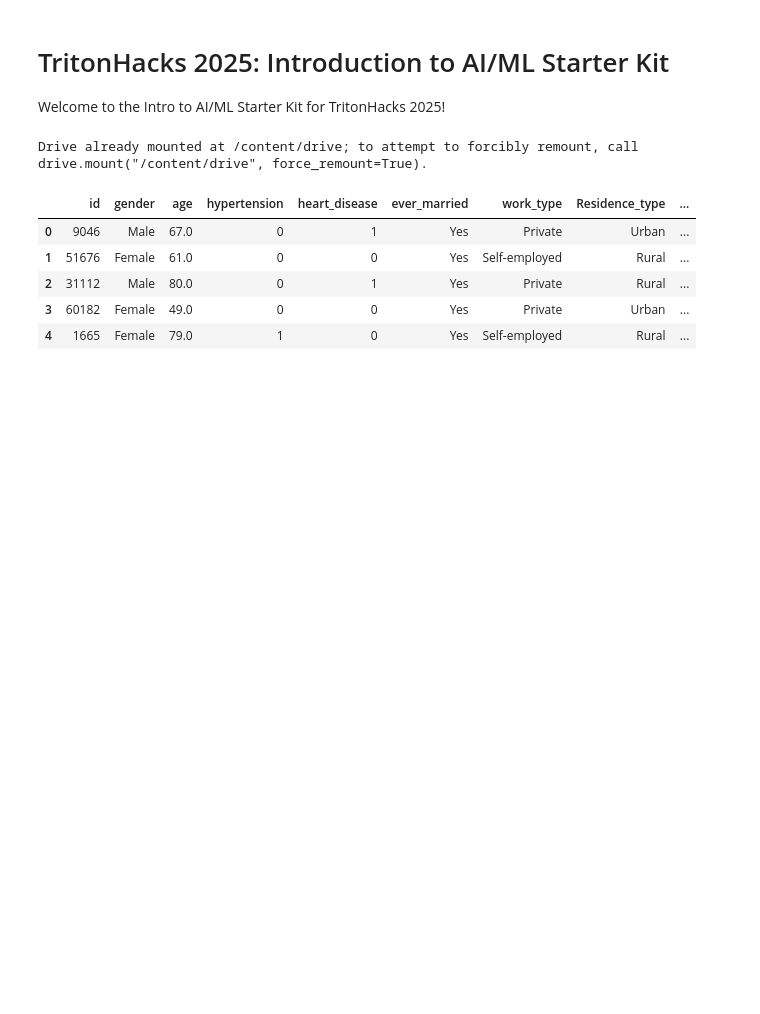
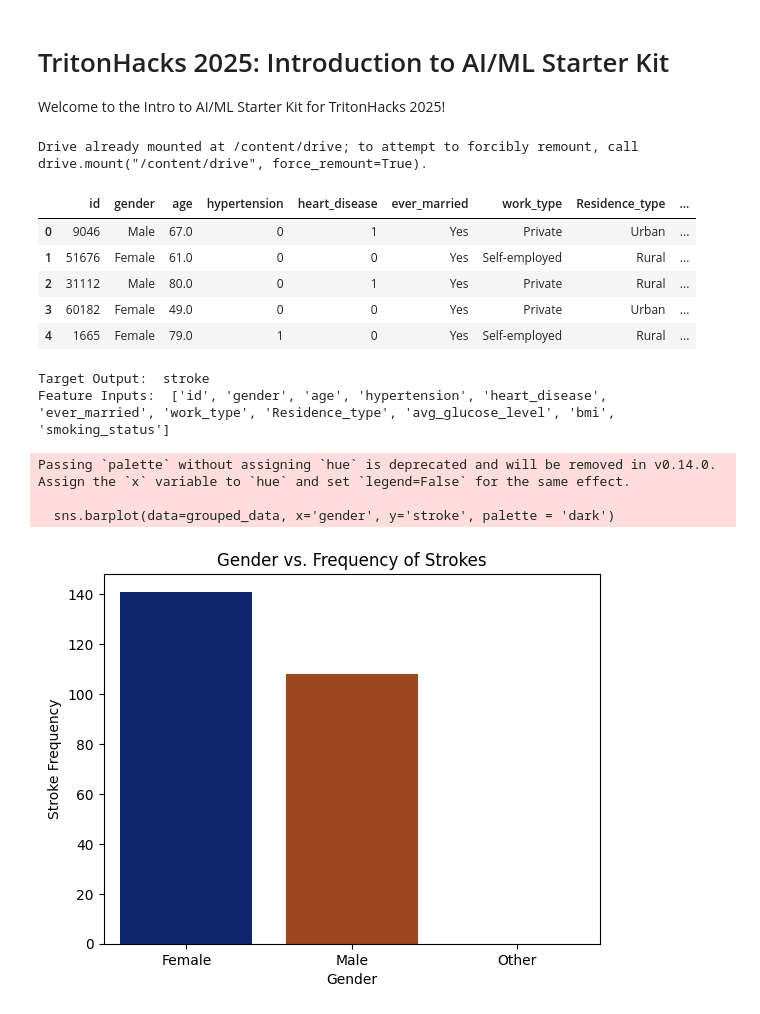
Before and after one commit to nick01as/AI-ML-starter-kit, a Jupyter notebook: eda.ipynb, the cells around one changed output. Saved outputs shown, nothing was run; the diff lists cells and outputs as text; code cells hidden in the pictures; blank space fills up the shorter version.

Commit message:
This includes: 1.) Description of input features & target output, 2.) Boxplot & Bar Graph, 3.) One-hot encoding

```diff
--- a/eda.ipynb
+++ b/eda.ipynb
@@ -29,3 +29,28 @@ Drive already mounted at /content/drive; to attempt to forcibly remount, call dr
 | 2 | 31112 | Male | 80.0 | 0 | 1 | Yes | Private | Rural | ... |
 | 3 | 60182 | Female | 49.0 | 0 | 0 | Yes | Private | Urban | ... |
 | 4 | 1665 | Female | 79.0 | 1 | 0 | Yes | Self-employed | Rural | ... |
+# %%
+# Independent And Dependent Variables
+df = pd.read_csv('/content/drive/MyDrive/AI-ML-StarterKit/healthcare-dataset-stroke-data.csv')
+
+dependent_var = 'stroke'
+independent_vars = [col for col in df.columns if col != dependent_var]
+
+print("Target Output: ", dependent_var)
+print("Feature Inputs: ", independent_vars)
+# %% [output]
+Target Output:  stroke
+Feature Inputs:  ['id', 'gender', 'age', 'hypertension', 'heart_disease', 'ever_married', 'work_type', 'Residence_type', 'avg_glucose_level', 'bmi', 'smoking_status']
+# %%
+# Gender v. Frequency Of Strokes (Bar Graph)
+grouped_data = df.groupby('gender')['stroke'].sum().reset_index()
+sns.barplot(data=grouped_data, x='gender', y='stroke', palette = 'dark')
+plt.title('Gender vs. Frequency of Strokes')
+plt.xlabel('Gender')
+plt.ylabel('Stroke Frequency')
+plt.show()
+# %% [output]
+Passing `palette` without assigning `hue` is deprecated and will be removed in v0.14.0. Assign the `x` variable to `hue` and set `legend=False` for the same effect.
+
+  sns.barplot(data=grouped_data, x='gender', y='stroke', palette = 'dark')
+[figure, added]
```
Also changed, not shown: parts of 3 cells of this notebook.
